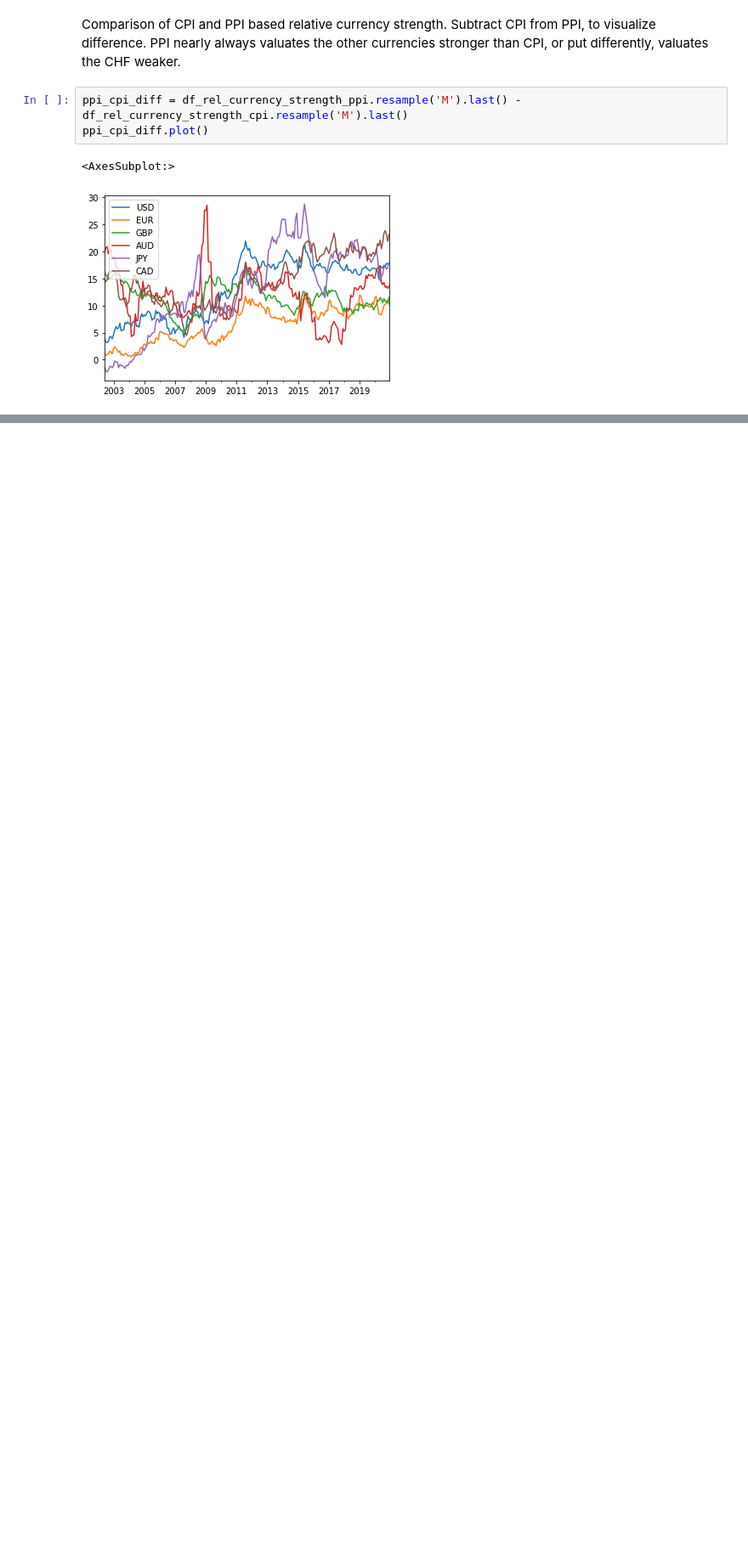
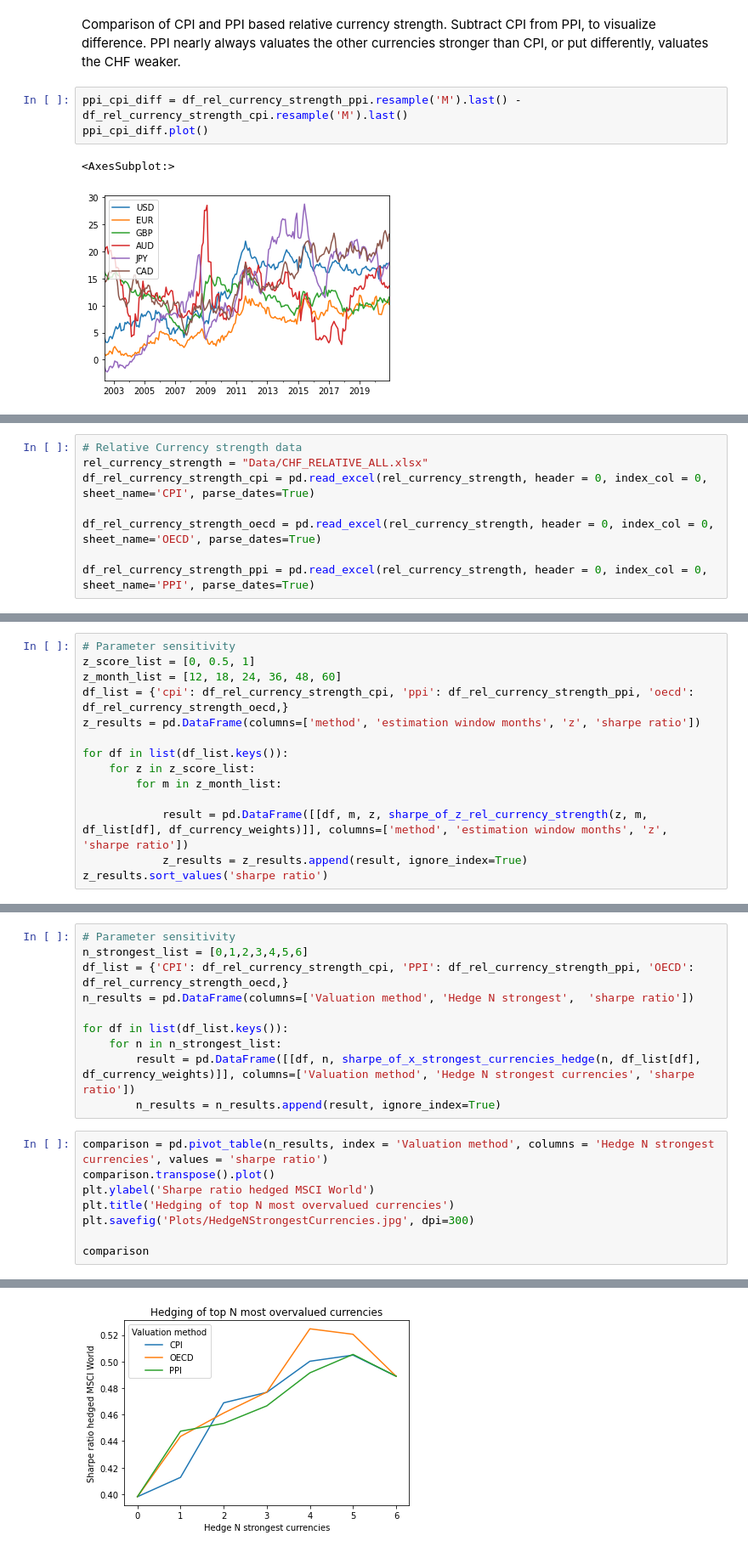
Before and after one commit to Tobias-Mann/Practicioners-Seminar-Notebook, a Jupyter notebook: Dynamic Currency Hedging.ipynb, the cells around one changed output, grey strips where cells are left out. Shown at 85% size. Cells and saved outputs as stored; diff of their text form; blank space fills up the shorter version.

Commit message:
Added further relative currency strenght hedge method

```diff
--- a/Dynamic Currency Hedging.ipynb
+++ b/Dynamic Currency Hedging.ipynb
@@ -629,0 +632,8 @@ ppi_cpi_diff.plot()
+# %%
+# Relative Currency strength data
+rel_currency_strength = "Data/CHF_RELATIVE_ALL.xlsx"
+df_rel_currency_strength_cpi = pd.read_excel(rel_currency_strength, header = 0, index_col = 0, sheet_name='CPI', parse_dates=True)
+
+df_rel_currency_strength_oecd = pd.read_excel(rel_currency_strength, header = 0, index_col = 0, sheet_name='OECD', parse_dates=True)
+
+df_rel_currency_strength_ppi = pd.read_excel(rel_currency_strength, header = 0, index_col = 0, sheet_name='PPI', parse_dates=True)
@@ -629,0 +686,14 @@ ppi_cpi_diff.plot()
+# %%
+# Parameter sensitivity
+z_score_list = [0, 0.5, 1]
+z_month_list = [12, 18, 24, 36, 48, 60]
+df_list = {'cpi': df_rel_currency_strength_cpi, 'ppi': df_rel_currency_strength_ppi, 'oecd': df_rel_currency_strength_oecd,}
+z_results = pd.DataFrame(columns=['method', 'estimation window months', 'z', 'sharpe ratio'])
+
+for df in list(df_list.keys()):
+    for z in z_score_list:
+        for m in z_month_list:
+
+            result = pd.DataFrame([[df, m, z, sharpe_of_z_rel_currency_strength(z, m, df_list[df], df_currency_weights)]], columns=['method', 'estimation window months', 'z', 'sharpe ratio'])
+            z_results = z_results.append(result, ignore_index=True)
+z_results.sort_values('sharpe ratio')
@@ -629,0 +810,19 @@ ppi_cpi_diff.plot()
+# %%
+# Parameter sensitivity
+n_strongest_list = [0,1,2,3,4,5,6]
+df_list = {'CPI': df_rel_currency_strength_cpi, 'PPI': df_rel_currency_strength_ppi, 'OECD': df_rel_currency_strength_oecd,}
+n_results = pd.DataFrame(columns=['Valuation method', 'Hedge N strongest',  'sharpe ratio'])
+
+for df in list(df_list.keys()):
+    for n in n_strongest_list:
+        result = pd.DataFrame([[df, n, sharpe_of_x_strongest_currencies_hedge(n, df_list[df], df_currency_weights)]], columns=['Valuation method', 'Hedge N strongest currencies', 'sharpe ratio'])
+        n_results = n_results.append(result, ignore_index=True)
+# %%
+comparison = pd.pivot_table(n_results, index = 'Valuation method', columns = 'Hedge N strongest currencies', values = 'sharpe ratio')
+comparison.transpose().plot()
+plt.ylabel('Sharpe ratio hedged MSCI World')
+plt.title('Hedging of top N most overvalued currencies')
+plt.savefig('Plots/HedgeNStrongestCurrencies.jpg', dpi=300)
+
+comparison
+# %% [output]
@@ -629,0 +834 @@ ppi_cpi_diff.plot()
+[figure, added]
```
Also changed, not shown: parts of 11 cells of this notebook.
